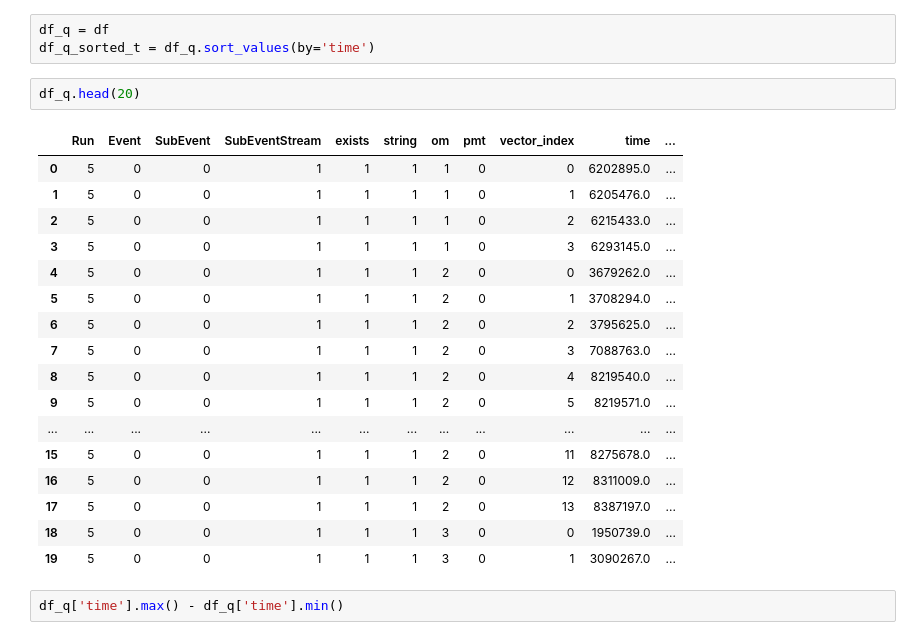
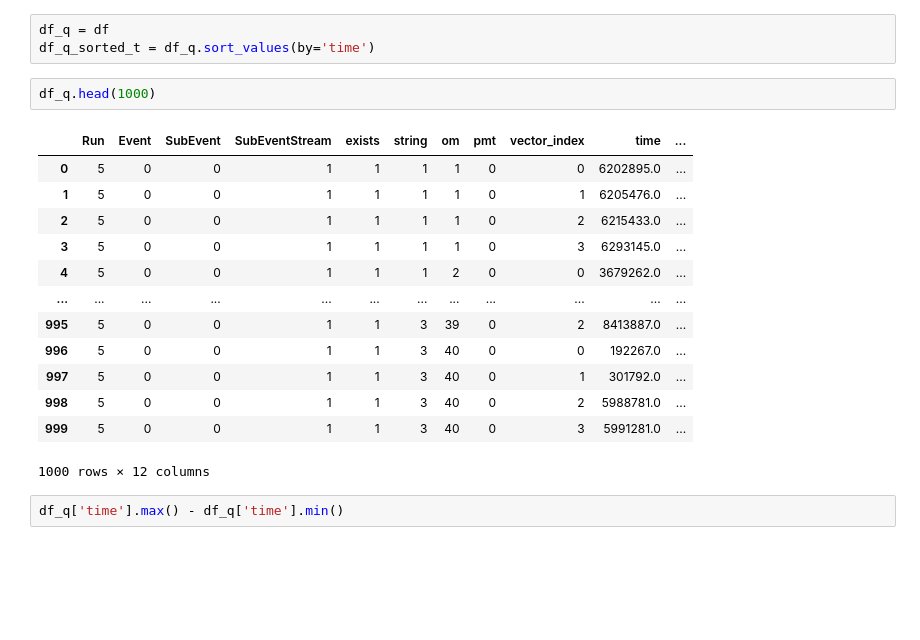
Before and after one commit to smsnfi12/bachelor-thesis, a Jupyter notebook: notebooks/p_q_frames.ipynb, the cells around one changed output. Cells and saved outputs as stored; diff of their text form; blank space fills up the shorter version.

```diff
--- a/notebooks/p_q_frames.ipynb
+++ b/notebooks/p_q_frames.ipynb
@@ -45,25 +45,21 @@ Data for key 'InIceDSTPulses' has been saved to a DataFrame.
 df_q = df
 df_q_sorted_t = df_q.sort_values(by='time')
 # %%
-df_q.head(20)
+df_q.head(1000)
 # %% [output]
 |  | Run | Event | SubEvent | SubEventStream | exists | string | om | pmt | vector_index | time | ... |
 | 0 | 5 | 0 | 0 | 1 | 1 | 1 | 1 | 0 | 0 | 6202895.0 | ... |
 | 1 | 5 | 0 | 0 | 1 | 1 | 1 | 1 | 0 | 1 | 6205476.0 | ... |
 | 2 | 5 | 0 | 0 | 1 | 1 | 1 | 1 | 0 | 2 | 6215433.0 | ... |
 | 3 | 5 | 0 | 0 | 1 | 1 | 1 | 1 | 0 | 3 | 6293145.0 | ... |
 | 4 | 5 | 0 | 0 | 1 | 1 | 1 | 2 | 0 | 0 | 3679262.0 | ... |
-| 5 | 5 | 0 | 0 | 1 | 1 | 1 | 2 | 0 | 1 | 3708294.0 | ... |
-| 6 | 5 | 0 | 0 | 1 | 1 | 1 | 2 | 0 | 2 | 3795625.0 | ... |
-| 7 | 5 | 0 | 0 | 1 | 1 | 1 | 2 | 0 | 3 | 7088763.0 | ... |
-| 8 | 5 | 0 | 0 | 1 | 1 | 1 | 2 | 0 | 4 | 8219540.0 | ... |
-| 9 | 5 | 0 | 0 | 1 | 1 | 1 | 2 | 0 | 5 | 8219571.0 | ... |
 | ... | ... | ... | ... | ... | ... | ... | ... | ... | ... | ... | ... |
-| 15 | 5 | 0 | 0 | 1 | 1 | 1 | 2 | 0 | 11 | 8275678.0 | ... |
-| 16 | 5 | 0 | 0 | 1 | 1 | 1 | 2 | 0 | 12 | 8311009.0 | ... |
-| 17 | 5 | 0 | 0 | 1 | 1 | 1 | 2 | 0 | 13 | 8387197.0 | ... |
-| 18 | 5 | 0 | 0 | 1 | 1 | 1 | 3 | 0 | 0 | 1950739.0 | ... |
-| 19 | 5 | 0 | 0 | 1 | 1 | 1 | 3 | 0 | 1 | 3090267.0 | ... |
+| 995 | 5 | 0 | 0 | 1 | 1 | 3 | 39 | 0 | 2 | 8413887.0 | ... |
+| 996 | 5 | 0 | 0 | 1 | 1 | 3 | 40 | 0 | 0 | 192267.0 | ... |
+| 997 | 5 | 0 | 0 | 1 | 1 | 3 | 40 | 0 | 1 | 301792.0 | ... |
+| 998 | 5 | 0 | 0 | 1 | 1 | 3 | 40 | 0 | 2 | 5988781.0 | ... |
+| 999 | 5 | 0 | 0 | 1 | 1 | 3 | 40 | 0 | 3 | 5991281.0 | ... |
+1000 rows × 12 columns
 # %%
 df_q['time'].max() - df_q['time'].min()
 # %% [output]
```
Also changed, not shown: parts of 27 cells of this notebook, 29 other files.
